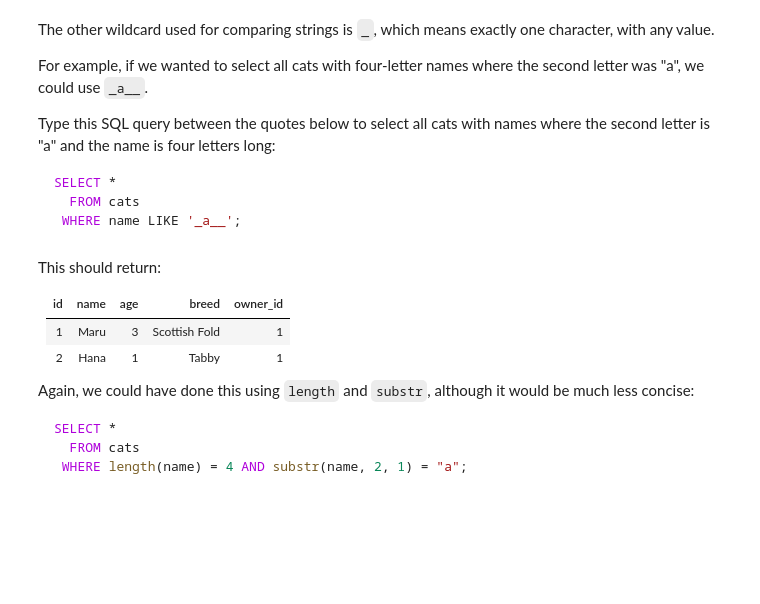
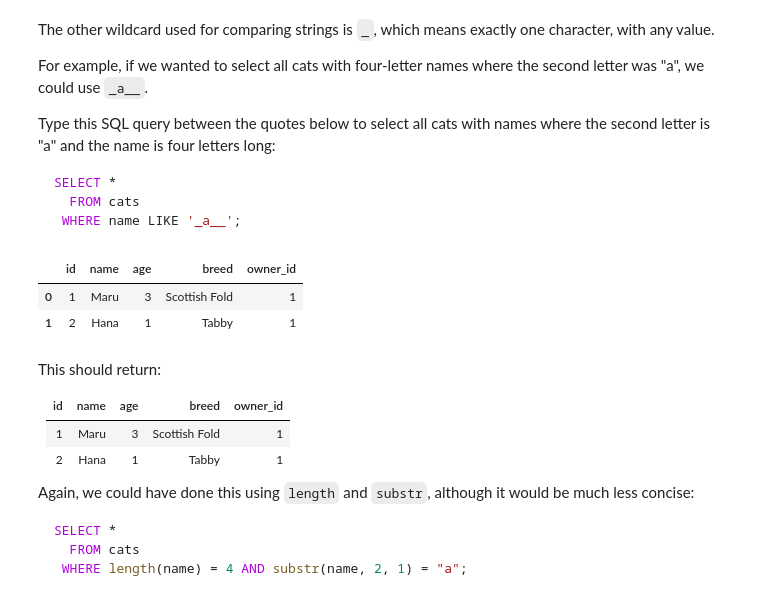
Before and after one commit to Makster04/dsc-filtering-v2-4, a Jupyter notebook: index.ipynb, the cells around one changed output. Drawn from its saved outputs; the diff is of its cells as text; code cells hidden in the pictures; blank space fills up the shorter version.

```diff
--- a/index.ipynb
+++ b/index.ipynb
@@ -471,9 +472,13 @@ SELECT *
 # %%
 pd.read_sql("""
 SELECT *
-F
-
+  FROM cats
+ WHERE name LIKE '_a__';
 """, conn)
+# %% [output]
+|  | id | name | age | breed | owner_id |
+| 0 | 1 | Maru | 3 | Scottish Fold | 1 |
+| 1 | 2 | Hana | 1 | Tabby | 1 |
 # %% [markdown]
 This should return:
 
```
Also changed, not shown: parts of 3 cells of this notebook.
